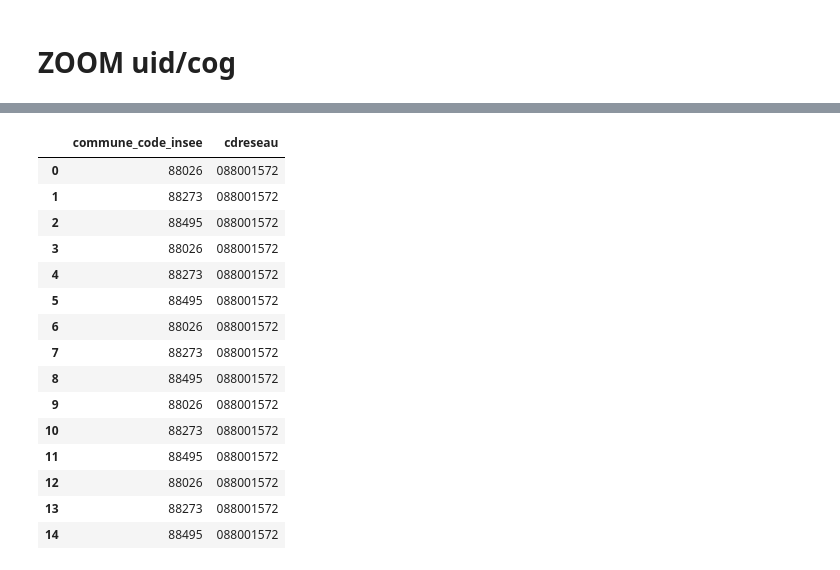
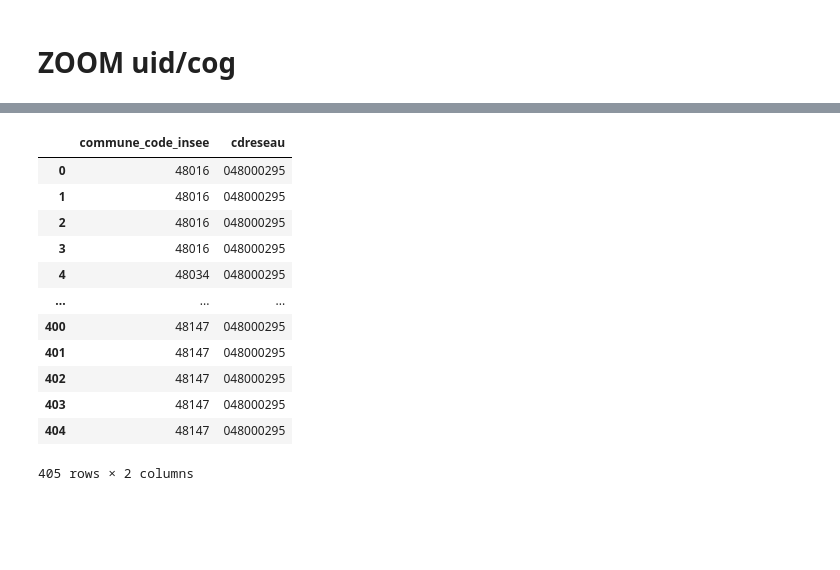
Before and after one commit to dataforgoodfr/13_pollution_eau, a Jupyter notebook: analytics/notebooks/Exploration_new_table_mesures_cat_seuil.ipynb, the cells around one changed output, grey strips where cells are left out. Cells and saved outputs as stored; diff of their text form; code cells hidden in the pictures; blank space fills up the shorter version.

```diff
--- a/analytics/notebooks/Exploration_new_table_mesures_cat_seuil.ipynb
+++ b/analytics/notebooks/Exploration_new_table_mesures_cat_seuil.ipynb
@@ -325,28 +611,25 @@ udi_cog_df
 # %%
 query_test = """
 SELECT
       inseecommune AS commune_code_insee,
       cdreseau,
     FROM
       edc_communes
    WHERE
-      cdreseau = '088001572'
+      cdreseau = '048000295'
 """
 con.sql(query_test).df()
 # %% [output]
 |  | commune_code_insee | cdreseau |
-| 0 | 88026 | 088001572 |
-| 1 | 88273 | 088001572 |
-| 2 | 88495 | 088001572 |
-| 3 | 88026 | 088001572 |
-| 4 | 88273 | 088001572 |
-| 5 | 88495 | 088001572 |
-| 6 | 88026 | 088001572 |
-| 7 | 88273 | 088001572 |
-| 8 | 88495 | 088001572 |
-| 9 | 88026 | 088001572 |
-| 10 | 88273 | 088001572 |
-| 11 | 88495 | 088001572 |
-| 12 | 88026 | 088001572 |
-| 13 | 88273 | 088001572 |
-| 14 | 88495 | 088001572 |
+| 0 | 48016 | 048000295 |
+| 1 | 48016 | 048000295 |
+| 2 | 48016 | 048000295 |
+| 3 | 48016 | 048000295 |
+| 4 | 48034 | 048000295 |
+| ... | ... | ... |
+| 400 | 48147 | 048000295 |
+| 401 | 48147 | 048000295 |
+| 402 | 48147 | 048000295 |
+| 403 | 48147 | 048000295 |
+| 404 | 48147 | 048000295 |
+405 rows × 2 columns
```
Also changed, not shown: parts of 15 cells of this notebook.
